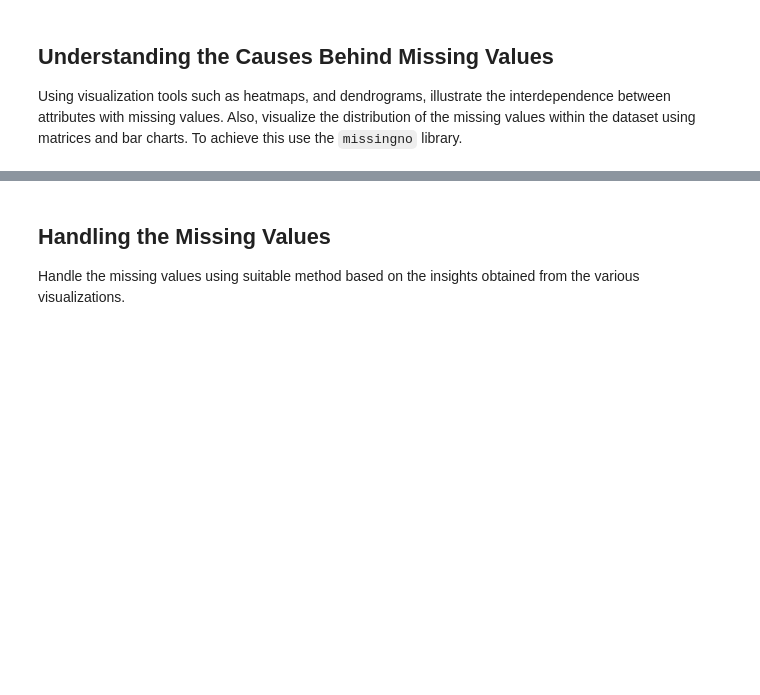
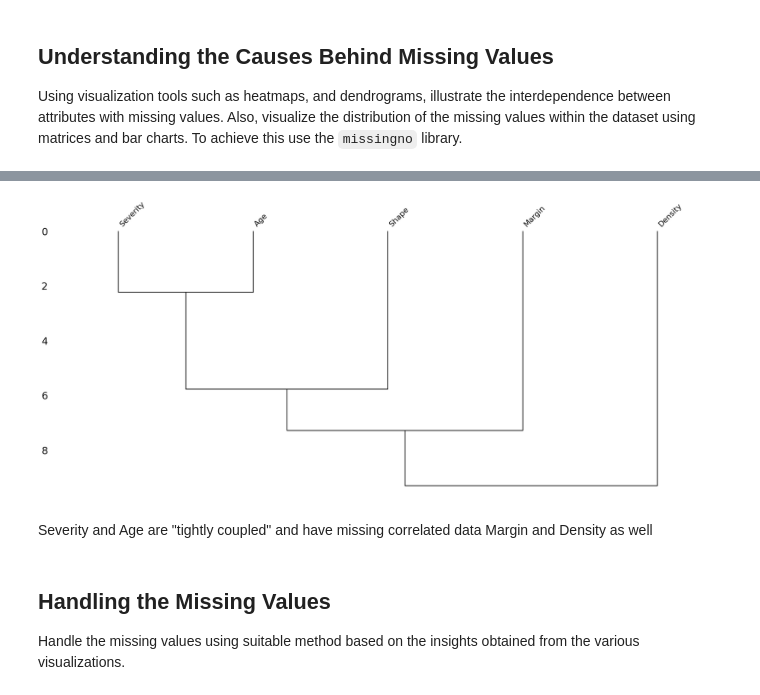
Before and after one commit to EnisZenuni/Data-Science-Labs, a Jupyter notebook: Laboratory_exercise_2_Introduction_to_Data_Science_(08_11_2023).ipynb, the cells around one changed output, grey strips where cells are left out. Cells and saved outputs as stored; diff of their text form; code cells hidden in the pictures; blank space fills up the shorter version.

```diff
--- a/Laboratory_exercise_2_Introduction_to_Data_Science_(08_11_2023).ipynb
+++ b/Laboratory_exercise_2_Introduction_to_Data_Science_(08_11_2023).ipynb
@@ -95,3 +115,11 @@ Using visualization tools such as heatmaps, and dendrograms, illustrate the inte
+# %%
+msno.dendrogram(df)
+plt.show()
+# %% [output]
+[figure, added]
+# %% [markdown]
+Severity and Age are "tightly coupled" and have missing correlated data
+Margin and Density as well
 # %% [markdown]
 ## Handling the Missing Values
 Handle the missing values using suitable method based on the insights obtained from the various visualizations.
```
Also changed, not shown: parts of 9 cells of this notebook.
